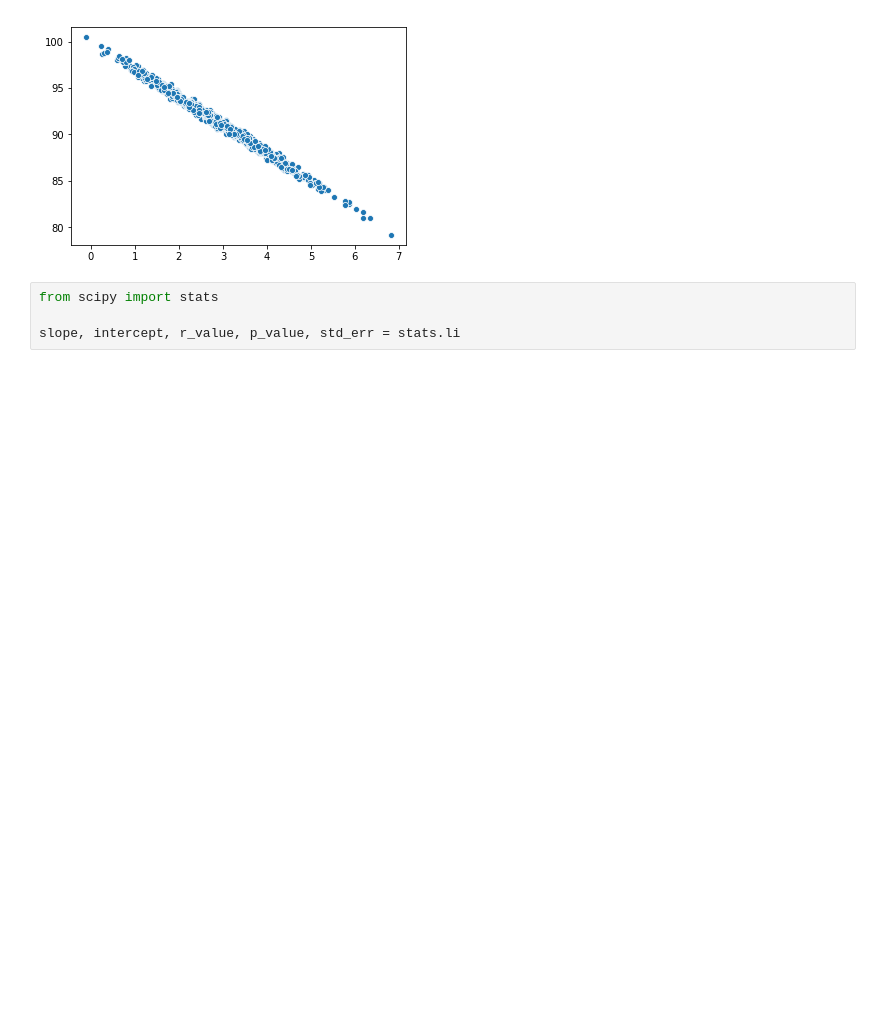
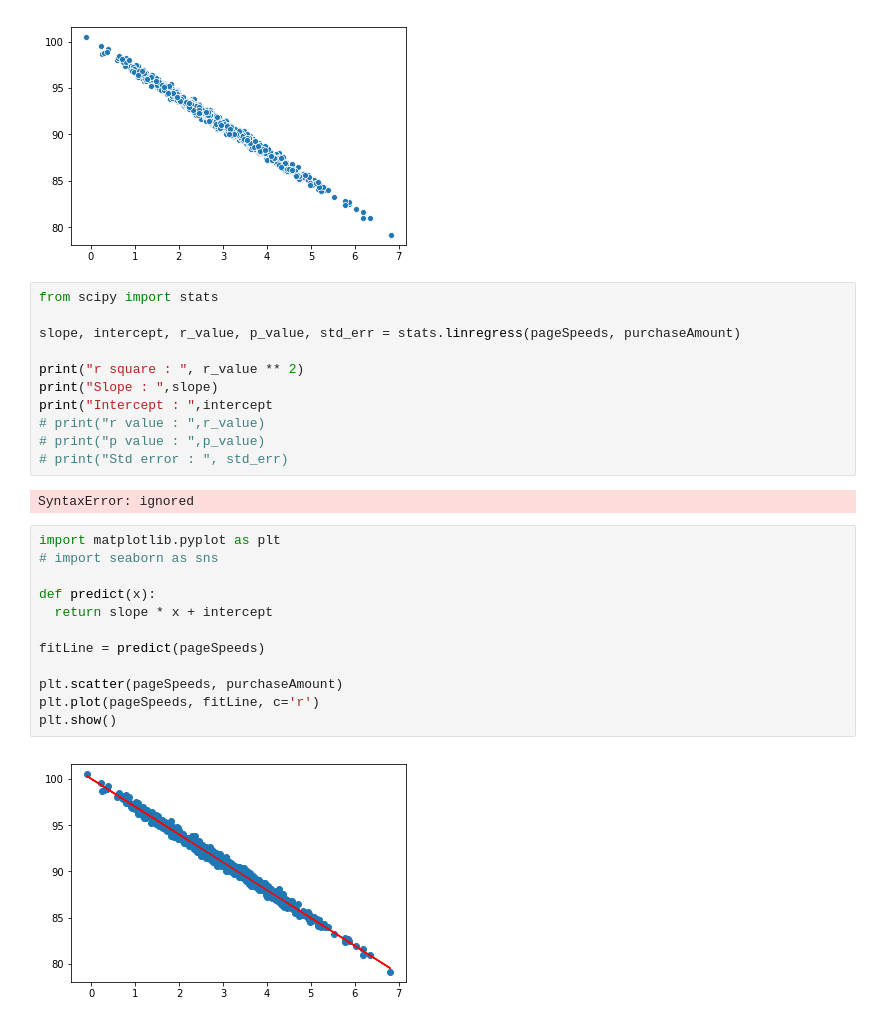
Before and after one commit to SudhakarAnemu/AI-DS-ML-DL-, a Jupyter notebook: jsDSDLMLwithPython_Udemy.ipynb, the cells around one changed output. Drawn from its saved outputs; the diff is of its cells as text; blank space fills up the shorter version.

```diff
--- a/jsDSDLMLwithPython_Udemy.ipynb
+++ b/jsDSDLMLwithPython_Udemy.ipynb
@@ -817,7 +817,30 @@ sns.scatterplot(pageSpeeds, purchaseAmount)
 # %% [output]
 <matplotlib.axes._subplots.AxesSubplot at 0x...>
 [figure]
-# %%
-from scipy import stats
-
-slope, intercept, r_value, p_value, std_err = stats.li
+# %%
+from scipy import stats
+
+slope, intercept, r_value, p_value, std_err = stats.linregress(pageSpeeds, purchaseAmount)
+
+print("r square : ", r_value ** 2)
+print("Slope : ",slope)
+print("Intercept : ",intercept
+# print("r value : ",r_value)
+# print("p value : ",p_value)
+# print("Std error : ", std_err)
+# %% [output]
+SyntaxError: ignored
+# %%
+import matplotlib.pyplot as plt
+# import seaborn as sns
+
+def predict(x):
+  return slope * x + intercept
+
+fitLine = predict(pageSpeeds)
+
+plt.scatter(pageSpeeds, purchaseAmount)
+plt.plot(pageSpeeds, fitLine, c='r')
+plt.show()
+# %% [output]
+[figure, added]
```
